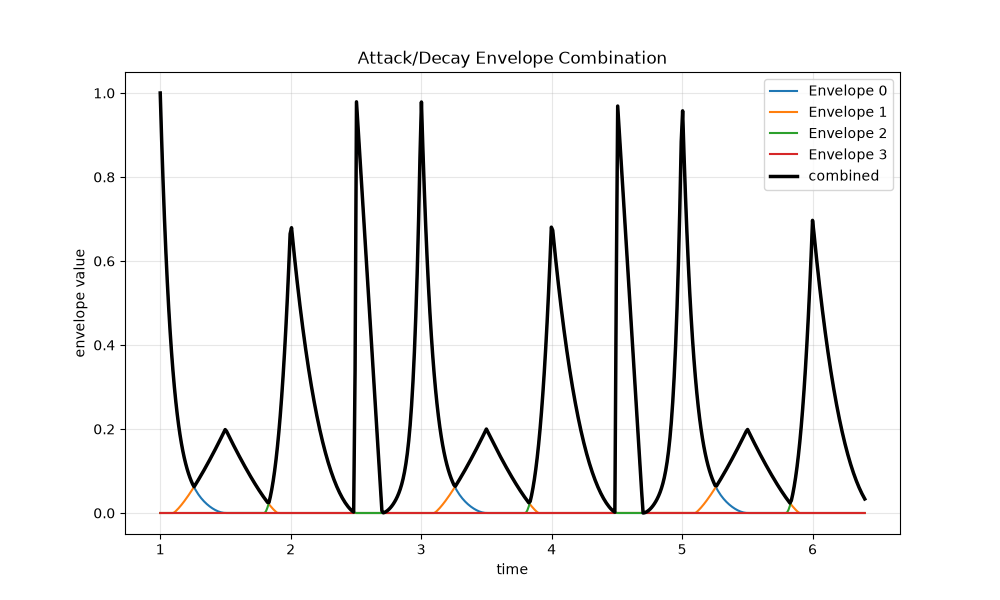
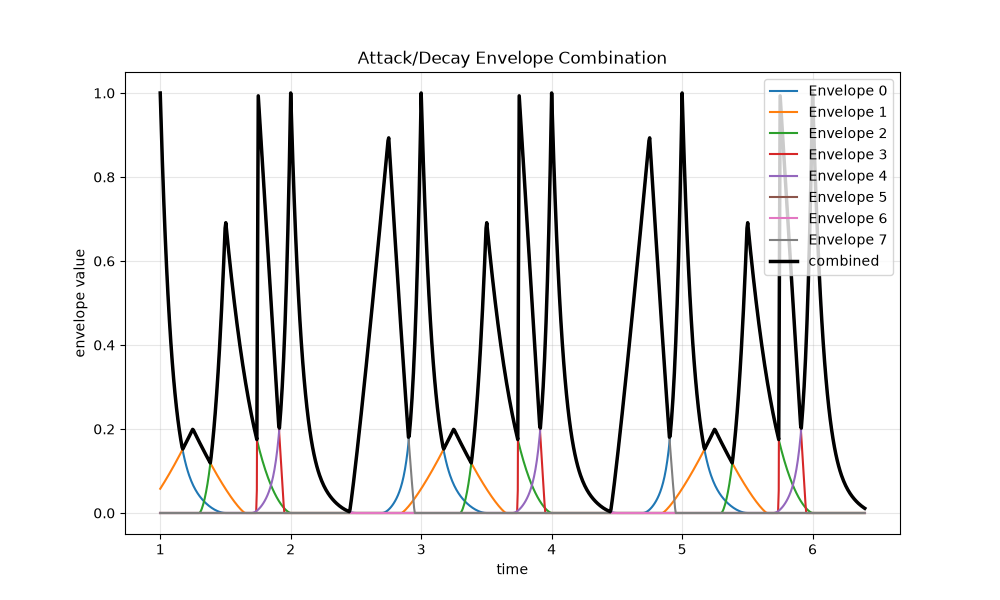
The change to this notebook cell's code, shown as a diff; its figure went from the first image to the second:
--- before
+++ after
@@ -1,14 +1,19 @@
 # Show how multiple envelopes are generated and combined
+from dataclasses import asdict
 from typing import cast
 from simulations.envelope import CombineFn, EnvelopeStatus, combine_envelopes, combine_interpolate_linear, combine_max, offset_envelopes
 
 # Initial envelope settings
-fixed_envelopes = [
+envelopes = [
     EnvelopeSettings(attack=0.3, decay=0.5, shape=0.8, amplitude=1.0),
     EnvelopeSettings(attack=0.4, decay=0.4, shape=0.2, amplitude=0.2),
     EnvelopeSettings(attack=0.2, decay=0.5, shape=0.5, amplitude=0.7),
     EnvelopeSettings(attack=0.01, decay=0.2, shape=0.0, amplitude=1.0),
+    EnvelopeSettings(attack=0.3, decay=0.5, shape=0.8, amplitude=1.0),
+    EnvelopeSettings(attack=0.4, decay=0.4, shape=0.2, amplitude=0.0),
+    EnvelopeSettings(attack=0.2, decay=0.5, shape=0.5, amplitude=0.0),
+    EnvelopeSettings(attack=0.8, decay=0.2, shape=0.1, amplitude=0.9),
 ]
-interval = 0.5
+interval = 0.25
 
 combine_fns: dict[str, CombineFn] = {
@@ -23,5 +28,5 @@
     ]
     values_combined = [
-        combine_envelopes(s, combine_fn)
+        combine_envelopes(envelopes, s, combine_fn)
         for s in offset_values
     ]
@@ -34,26 +39,39 @@
 # --- Build sliders for each envelope ---
 slider_groups: list[dict[str, widgets.FloatSlider]] = []
-envelope_boxes: list[widgets.VBox] = []
 
-for i, env in enumerate(fixed_envelopes):
-    attack_slider = widgets.FloatSlider(value=env.attack, min=0.0, max=1.0, step=0.01, description="attack")
-    decay_slider = widgets.FloatSlider(value=env.decay, min=0.0, max=1.0, step=0.01, description="decay")
-    shape_slider = widgets.FloatSlider(value=env.shape, min=0.0, max=1.0, step=0.01, description="shape")
-    amplitude_slider = widgets.FloatSlider(value=env.amplitude, min=0.0, max=1.0, step=0.01, description="amplitude")
+n_envelopes = len(envelopes)
+param_names = list(asdict(envelopes[0]).keys())
+col_width = "140px"
 
+# Build all sliders first, grouped by envelope (so slider_groups stays the same shape)
+for env in envelopes:
     group = {
-        "attack": attack_slider,
-        "decay": decay_slider,
-        "shape": shape_slider,
-        "amplitude": amplitude_slider,
+        param: widgets.FloatSlider(
+            value=getattr(env, param), min=0.0, max=1.0, step=0.01,
+            description="",
+            layout=widgets.Layout(width=col_width),
+        )
+        for param in param_names
     }
     slider_groups.append(group)
 
-    box = widgets.VBox(
-        [widgets.Label(f"Envelope {i}")] + list(group.values())
-    )
-    envelope_boxes.append(box)
+# Now lay them out row-by-row (param) / column-by-column (envelope) in a GridBox
+grid_children: list[widgets.Label | widgets.FloatSlider] = [widgets.Label("")]  # top-left empty corner
+grid_children += [widgets.Label(f"Envelope {i}") for i in range(n_envelopes)]
 
-sliders_hbox = widgets.HBox(envelope_boxes)
+for param in param_names:
+    grid_children.append(widgets.Label(param))
+    for group in slider_groups:
+        grid_children.append(group[param])
+
+sliders_grid = widgets.GridBox(
+    children=grid_children,
+    layout=widgets.Layout(
+        grid_template_columns=f"4em {' '.join([col_width] * n_envelopes)}",
+        grid_template_rows="auto",
+        grid_gap="4px 10px",
+        align_items="center",
+    ),
+)
 
 # --- Radio buttons for combine mode ---
@@ -98,5 +116,5 @@
 ax.set_ylabel("envelope value")
 ax.set_title("Attack/Decay Envelope Combination")
-legend = ax.legend()
+legend = ax.legend(loc="upper right")
 ax.grid(True, alpha=0.3)
 
@@ -113,5 +131,5 @@
 
     # Legend labels potentially changed, so refresh it
-    ax.legend()
+    ax.legend(loc="upper right")
     ax.figure.canvas.draw_idle()
 
@@ -125,5 +143,5 @@
 # Layout
 display(widgets.VBox([
-    sliders_hbox,
+    sliders_grid,
     combine_mode_radio,
 ]))

Commit: Upgrade combining plot to 8 envelopes, fix bugs with low interval values